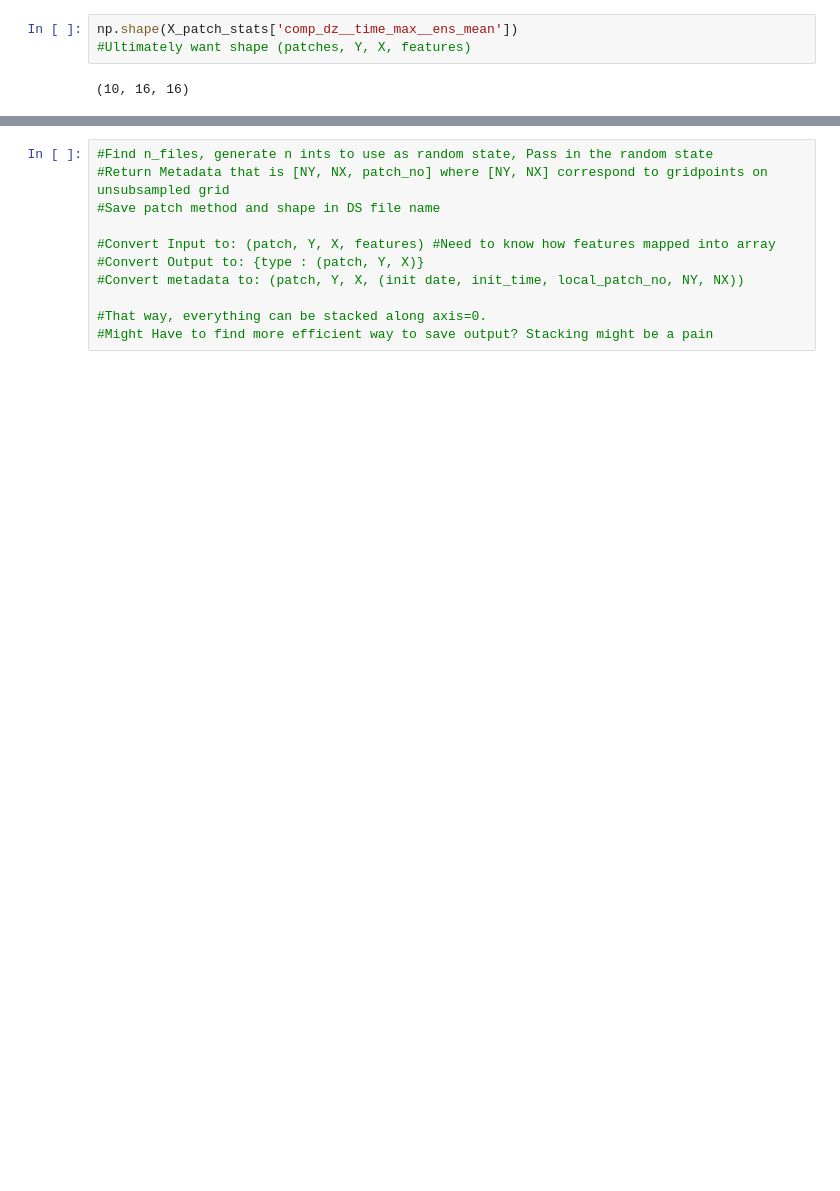
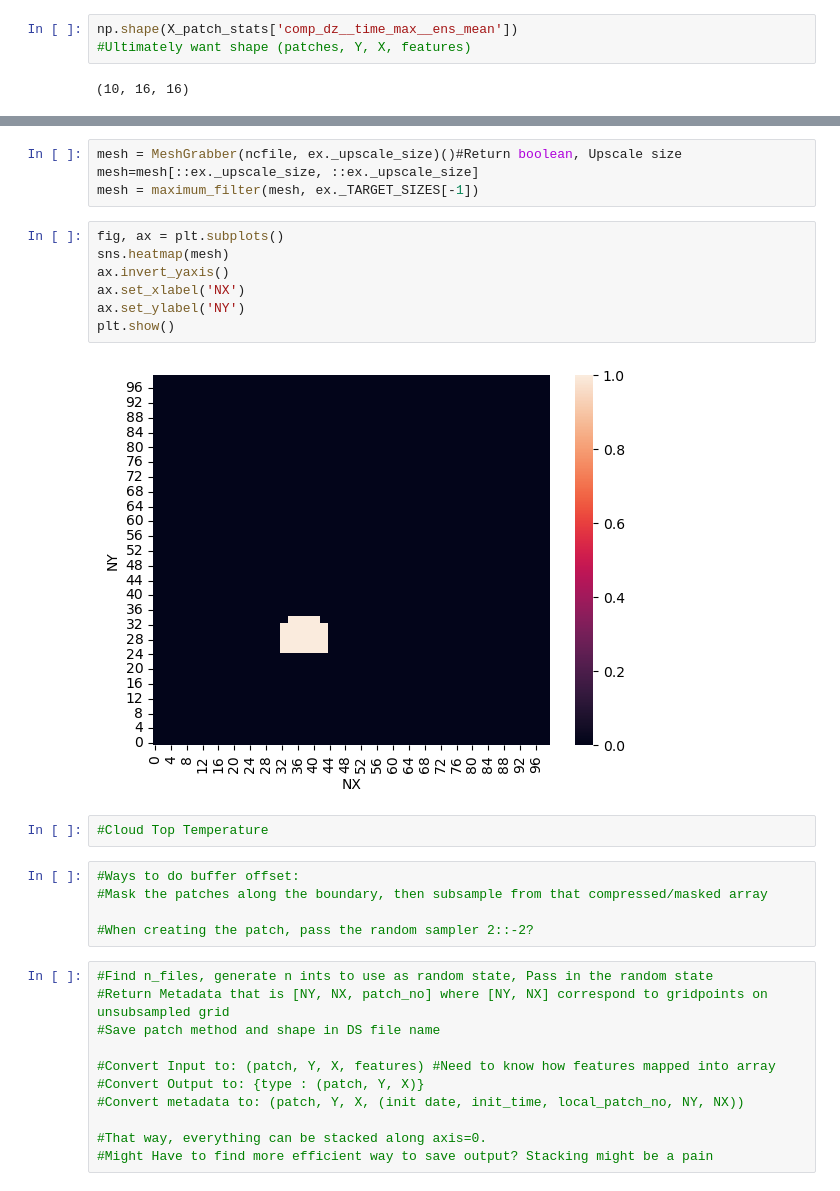
Before and after one commit to svarga1/2to6_hr_severe_wx_deep_learning, a Jupyter notebook: notebooks/PatchExtractor.ipynb, the cells around one changed output, grey strips where cells are left out. Saved outputs shown, nothing was run; the diff lists cells and outputs as text; blank space fills up the shorter version.

```diff
--- a/notebooks/PatchExtractor.ipynb
+++ b/notebooks/PatchExtractor.ipynb
@@ -819,3 +911,23 @@ ax.invert_yaxis()
+# %%
+mesh = MeshGrabber(ncfile, ex._upscale_size)()#Return boolean, Upscale size
+mesh=mesh[::ex._upscale_size, ::ex._upscale_size]
+mesh = maximum_filter(mesh, ex._TARGET_SIZES[-1])
+# %%
+fig, ax = plt.subplots()
+sns.heatmap(mesh)
+ax.invert_yaxis()
+ax.set_xlabel('NX')
+ax.set_ylabel('NY')
+plt.show()
+# %% [output]
+[figure, added]
+# %%
+#Cloud Top Temperature
+# %%
+#Ways to do buffer offset:
+#Mask the patches along the boundary, then subsample from that compressed/masked array
+
+#When creating the patch, pass the random sampler 2::-2?
 # %%
 #Find n_files, generate n ints to use as random state, Pass in the random state
 #Return Metadata that is [NY, NX, patch_no] where [NY, NX] correspond to gridpoints on unsubsampled grid
```
Also changed, not shown: parts of 9 cells of this notebook.
